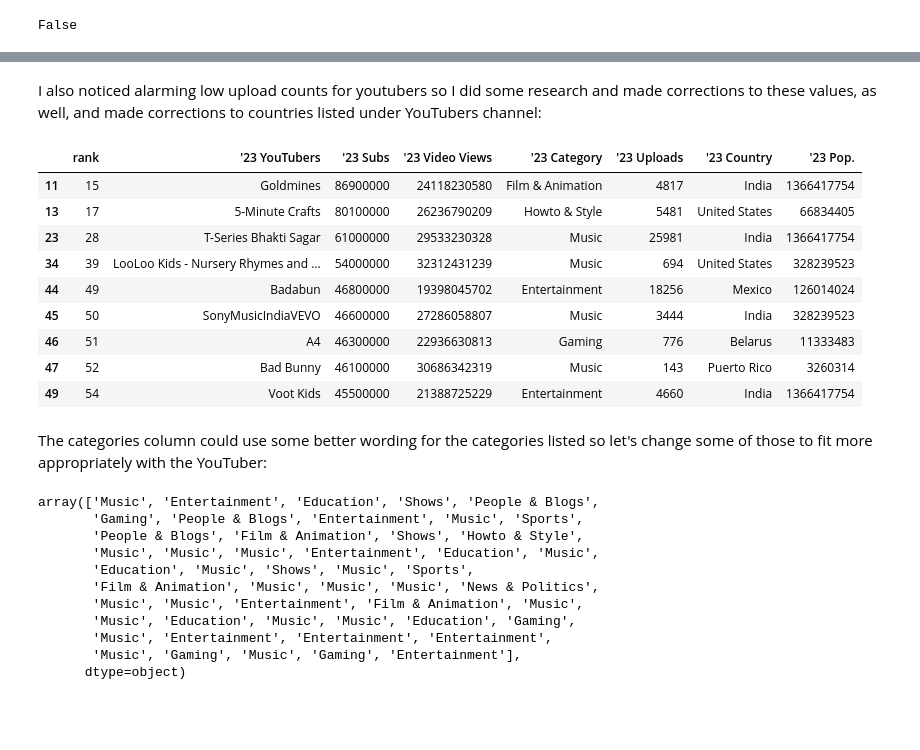
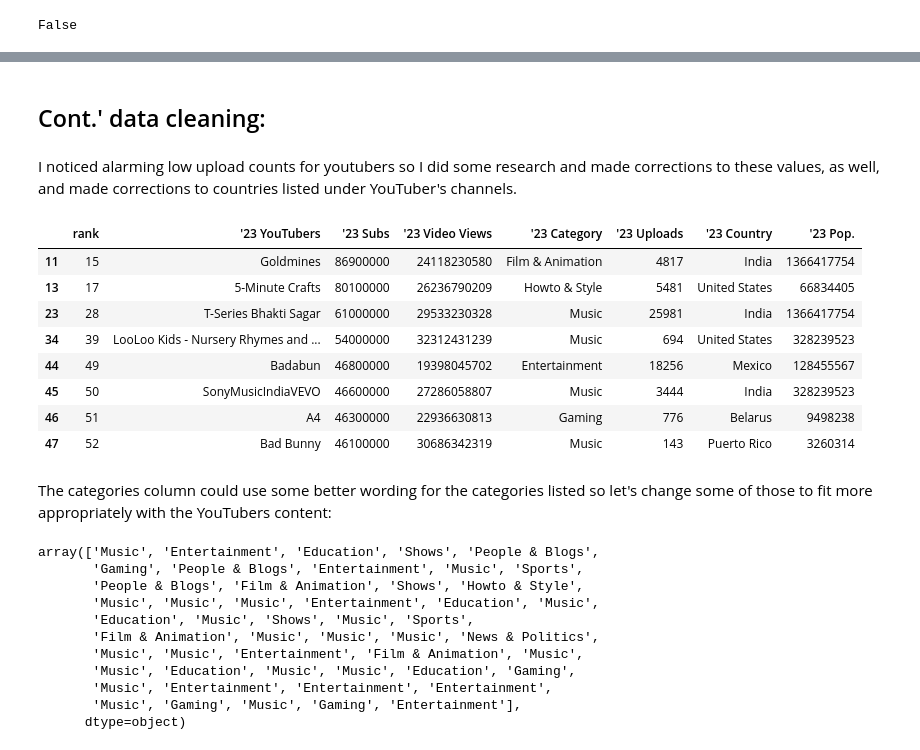
Before and after one commit to metguy/trending_youtubers, a Jupyter notebook: 2023_YouTuber_Analysis.ipynb, the cells around one changed output, grey strips where cells are left out. Drawn from its saved outputs; the diff is of its cells as text; code cells hidden in the pictures; blank space fills up the shorter version.

Commit message:
updated pop. of corrected countries in 2023 csv file, re-wrote cleaned csv files after updating, and updated README with all the sources used in the cleaning process

```diff
--- a/2023_YouTuber_Analysis.ipynb
+++ b/2023_YouTuber_Analysis.ipynb
@@ -117,13 +126,13 @@ null_rows.head(None)
 | 44 | 49 | Badabun | 46800000 | 19398045702 | Entertainment | 1 | NaN | NaN |
 | 47 | 52 | Bad Bunny | 46100000 | 30686342319 | Music | 1 | NaN | NaN |
 # %%
-#researched and filled null value errors based off index and column names
+#researched and filled null value errors based off index and column names using .at method
 df_oldstats.at[11, "'23 Country"] = "India"
 df_oldstats.at[11, "'23 Pop."] = 1366417754
 df_oldstats.at[34, "'23 Country"] = "United States"
 df_oldstats.at[34, "'23 Pop."] = 328239523
 df_oldstats.at[44, "'23 Country"] = "Mexico"
-df_oldstats.at[44, "'23 Pop."] = 126014024
+df_oldstats.at[44, "'23 Pop."] = 128455567
 df_oldstats.at[47, "'23 Country"] = "Puerto Rico"
 #pop. going based off mid 2023 for best accuracy of the related data
 df_oldstats.at[47, "'23 Pop."] = 3260314
@@ -135,34 +165,37 @@ False
+# %% [markdown]
+## Cont.' data cleaning:
 # %% [markdown]
-I also noticed alarming low upload counts for youtubers so I did some research and made corrections to these values, as well, and made corrections to countries listed under YouTubers channel:
+I noticed alarming low upload counts for youtubers so I did some research and made corrections to these values, as well, and made corrections to countries listed under YouTuber's channels.
 # %%
-#researched and made corrections to youtuber upload count based off index and column name
+#researched and made corrections to YouTuber upload count based off index and column name
 df_oldstats.at[11, "'23 Uploads"] = 4817
 df_oldstats.at[13, "'23 Uploads"] = 5481
 df_oldstats.at[23, "'23 Uploads"] = 25981
 df_oldstats.at[34, "'23 Uploads"] = 694
 df_oldstats.at[44, "'23 Uploads"] = 18256
 df_oldstats.at[46, "'23 Uploads"] = 776
 df_oldstats.at[47, "'23 Uploads"] = 143
 #made corrections under country column
 df_oldstats.at[13, "'23 Country"] = "United States"
 df_oldstats.at[45, "'23 Country"] = "India"
 df_oldstats.at[46, "'23 Country"] = "Belarus"
+#and then the population to the country Belarus that's not already listed in the dataset
+df_oldstats.at[46, "'23 Pop."] = 9498238
 
-#display indexes to see corrections
-df_oldstats.iloc[[11, 13, 23, 34, 44, 45, 46, 47, 49]]
+#display indexes to see corrections using iloc. method
+df_oldstats.iloc[[11, 13, 23, 34, 44, 45, 46, 47]]
 # %% [output]
 |  | rank | '23 YouTubers | '23 Subs | '23 Video Views | '23 Category | '23 Uploads | '23 Country | '23 Pop. |
 | 11 | 15 | Goldmines | 86900000 | 24118230580 | Film & Animation | 4817 | India | 1366417754 |
 | 13 | 17 | 5-Minute Crafts | 80100000 | 26236790209 | Howto & Style | 5481 | United States | 66834405 |
 | 23 | 28 | T-Series Bhakti Sagar | 61000000 | 29533230328 | Music | 25981 | India | 1366417754 |
 | 34 | 39 | LooLoo Kids - Nursery Rhymes and ... | 54000000 | 32312431239 | Music | 694 | United States | 328239523 |
-| 44 | 49 | Badabun | 46800000 | 19398045702 | Entertainment | 18256 | Mexico | 126014024 |
+| 44 | 49 | Badabun | 46800000 | 19398045702 | Entertainment | 18256 | Mexico | 128455567 |
 | 45 | 50 | SonyMusicIndiaVEVO | 46600000 | 27286058807 | Music | 3444 | India | 328239523 |
-| 46 | 51 | A4 | 46300000 | 22936630813 | Gaming | 776 | Belarus | 11333483 |
+| 46 | 51 | A4 | 46300000 | 22936630813 | Gaming | 776 | Belarus | 9498238 |
 | 47 | 52 | Bad Bunny | 46100000 | 30686342319 | Music | 143 | Puerto Rico | 3260314 |
-| 49 | 54 | Voot Kids | 45500000 | 21388725229 | Entertainment | 4660 | India | 1366417754 |
 # %% [markdown]
-The categories column could use some better wording for the categories listed so let's change some of those to fit more appropriately with the YouTuber:
+The categories column could use some better wording for the categories listed so let's change some of those to fit more appropriately with the YouTubers content:
 # %%
 #first let's display all the values listed under the '23 Category column from the top 50 YouTubers
 df_oldstats["'23 Category"].values
```
Also changed, not shown: parts of 19 cells of this notebook, 4 other files.
